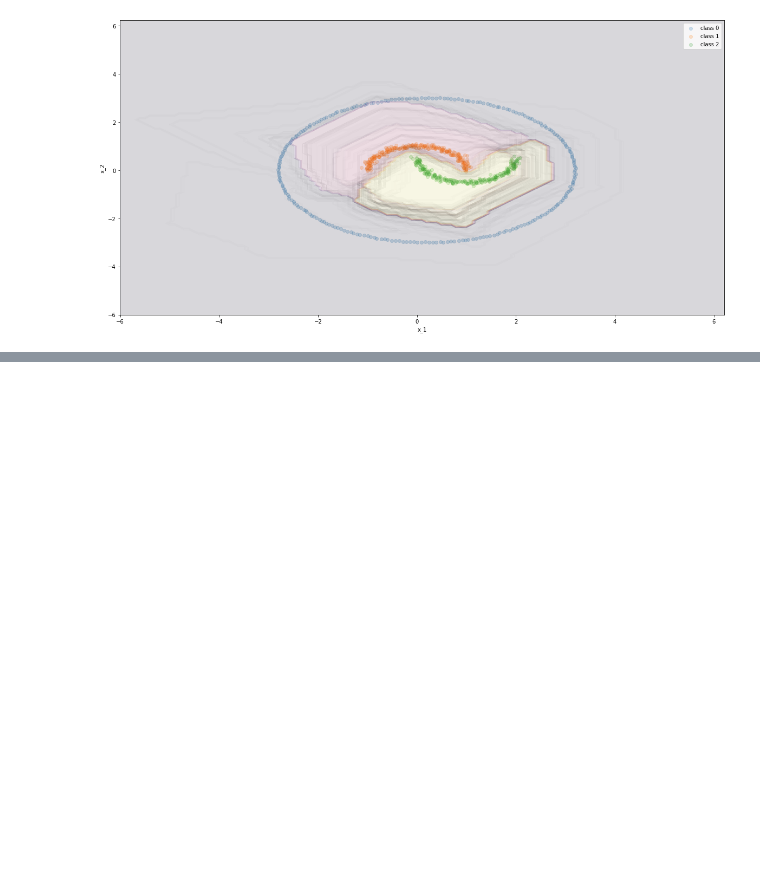
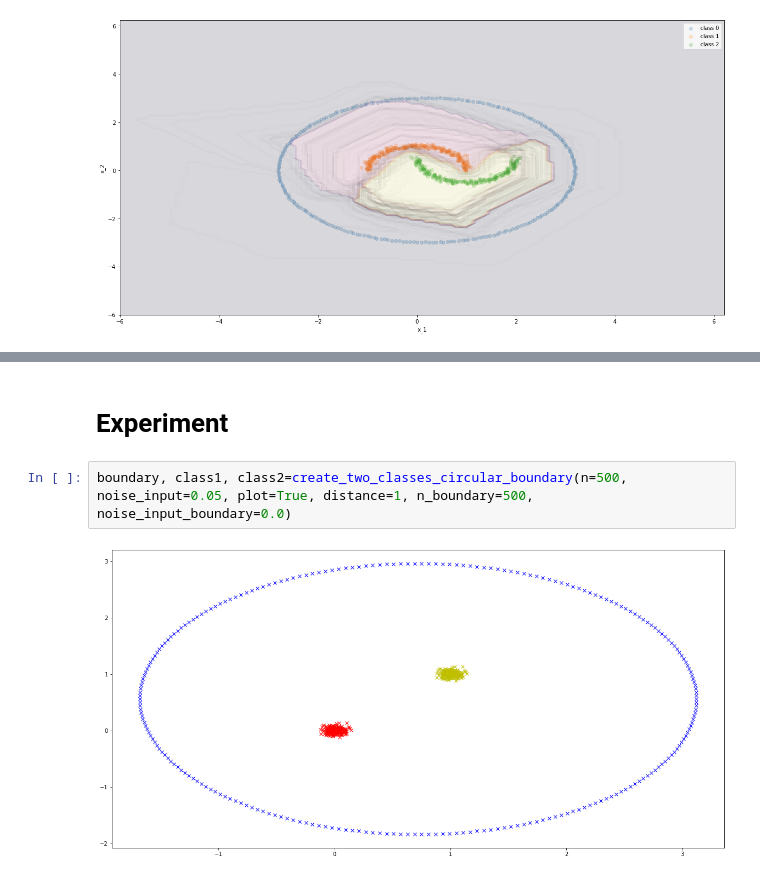
Before and after one commit to DavidAssaraf106/NLM, a Jupyter notebook: Experiments/TestR.ipynb, the cells around one changed output, grey strips where cells are left out. Cells and saved outputs as stored; diff of their text form; blank space fills up the shorter version.

```diff
--- a/Experiments/TestR.ipynb
+++ b/Experiments/TestR.ipynb
@@ -463,0 +531,6 @@ plt.show()
+# %% [markdown]
+# Experiment
+# %%
+boundary, class1, class2=create_two_classes_circular_boundary(n=500, noise_input=0.05, plot=True, distance=1, n_boundary=500, noise_input_boundary=0.0)
+# %% [output]
+[figure, added]
```
Also changed, not shown: parts of 13 cells of this notebook, 14 other files.
